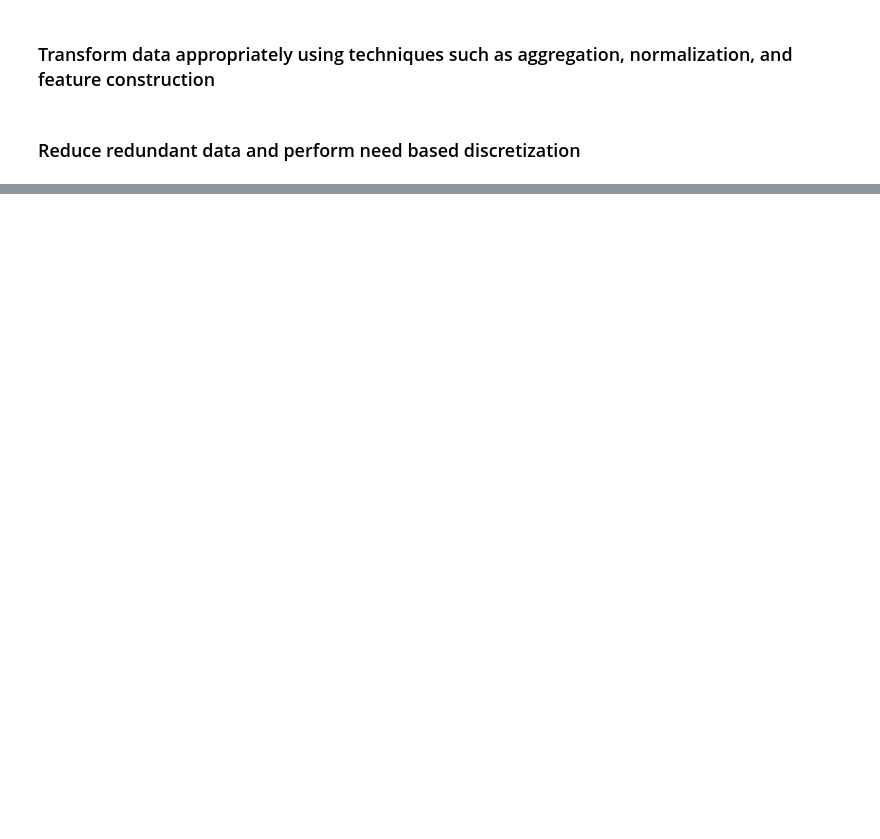
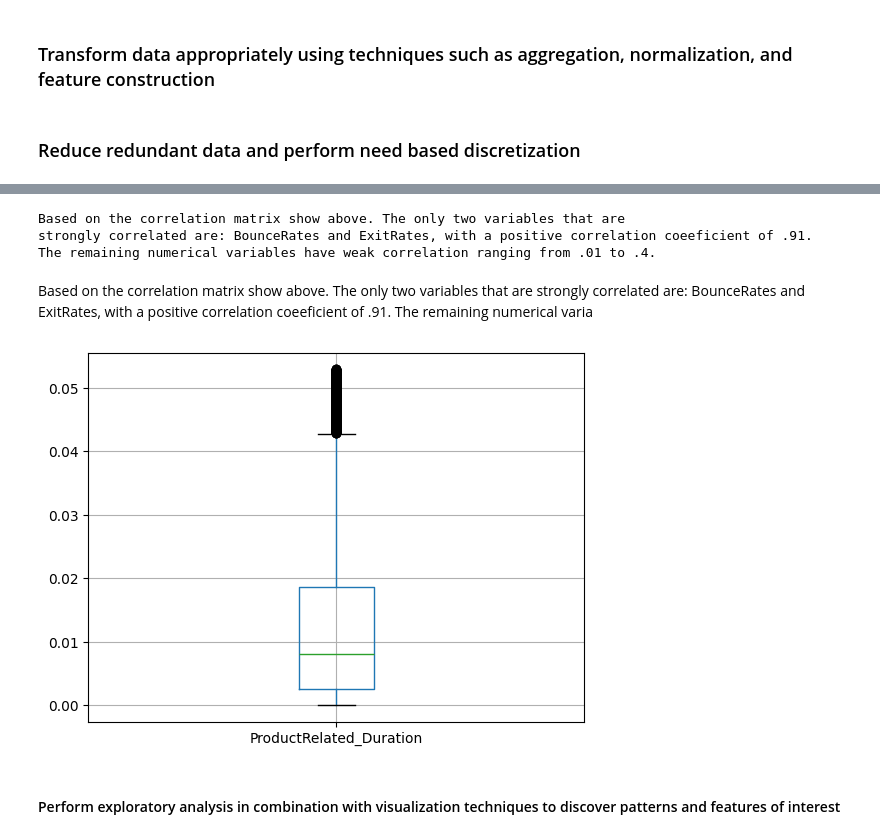
Before and after one commit to darth-franky/Applied-Data-Science, a Jupyter notebook: e_commerce_dataset.ipynb, the cells around one changed output, grey strips where cells are left out. Saved outputs shown, nothing was run; the diff lists cells and outputs as text; code cells hidden in the pictures; blank space fills up the shorter version.

```diff
--- a/e_commerce_dataset.ipynb
+++ b/e_commerce_dataset.ipynb
@@ -152,0 +252,26 @@ Data columns (total 21 columns):
+# %%
+print("""Based on the correlation matrix show above. The only two variables that are
+strongly correlated are: BounceRates and ExitRates, with a positive correlation coeeficient of .91.
+The remaining numerical variables have weak correlation ranging from .01 to .4.""")
+# %% [output]
+Based on the correlation matrix show above. The only two variables that are
+strongly correlated are: BounceRates and ExitRates, with a positive correlation coeeficient of .91.
+The remaining numerical variables have weak correlation ranging from .01 to .4.
+# %% [markdown]
+<p>Based on the correlation matrix show above. The only two variables that are strongly correlated are: BounceRates and ExitRates, with a positive correlation coeeficient of .91. The remaining numerical varia</p>
+# %%
+def remove_outliers_iqr(data, column):
+ q1 = np.percentile(data[column], 25)
+ q3 = np.percentile(data[column], 75)
+ iqr = q3 - q1
+ lower_bound = q1 - 1.5 * iqr
+ upper_bound = q3 + 1.5 * iqr
+ return data[(data[column] >= lower_bound) & (data[column] <= upper_bound)]
+
+numerical_df = remove_outliers_iqr(numerical_df, 'ProductRelated_Duration')
+numerical_df.boxplot(column='ProductRelated_Duration')
+plt.show()
+# %% [output]
+[figure, added]
+# %% [markdown]
+#### Perform exploratory analysis in combination with visualization techniques to discover patterns and features of interest
```
Also changed, not shown: parts of 12 cells of this notebook, 4 other files.
